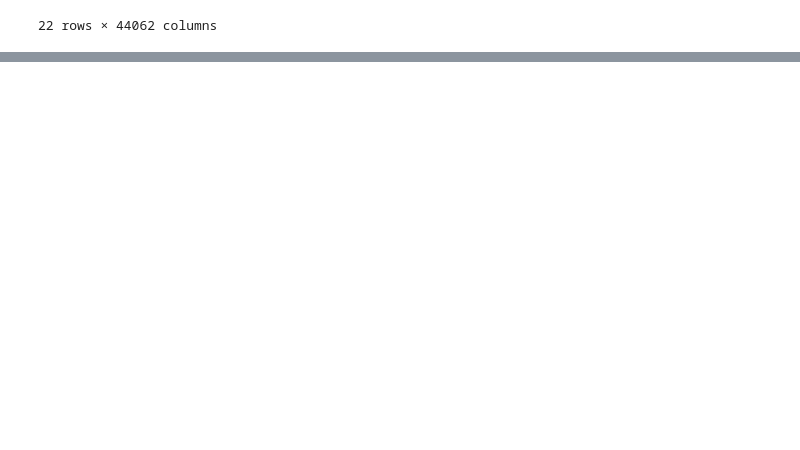
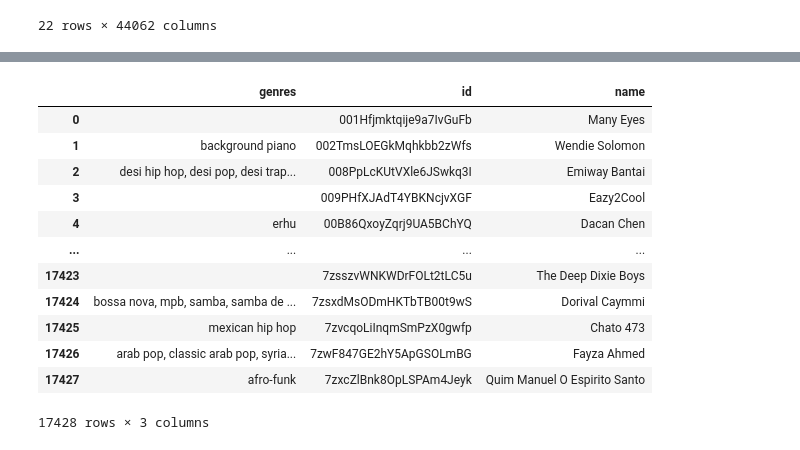
Before and after one commit to zgrayblue/artipy, a Jupyter notebook: spotify_api.ipynb, the cells around one changed output, grey strips where cells are left out. Drawn from its saved outputs; the diff is of its cells as text; code cells hidden in the pictures; blank space fills up the shorter version.

```diff
--- a/spotify_api.ipynb
+++ b/spotify_api.ipynb
@@ -994,0 +997,3 @@ merged.to_csv('merged_spotify.csv', index=False)
+# %%
+s = pd.read_csv('merged_spotify2.csv')
+artist_ids = list(s['first_artist_id'])
@@ -994,0 +1089,25 @@ merged.to_csv('merged_spotify.csv', index=False)
+# %%
+new = []
+for l in df['genres']:
+    s = l.strip("'[]'")
+    t = s.split("', '")
+    x = ', '.join(t)
+    new.append(x)
+new
+# %%
+df['genres'] = new
+df
+# %% [output]
+|  | genres | id | name |
+| 0 |  | 001Hfjmktqije9a7IvGuFb | Many Eyes |
+| 1 | background piano | 002TmsLOEGkMqhkbb2zWfs | Wendie Solomon |
+| 2 | desi hip hop, desi pop, desi trap... | 008PpLcKUtVXle6JSwkq3I | Emiway Bantai |
+| 3 |  | 009PHfXJAdT4YBKNcjvXGF | Eazy2Cool |
+| 4 | erhu | 00B86QxoyZqrj9UA5BChYQ | Dacan Chen |
+| ... | ... | ... | ... |
+| 17423 |  | 7zsszvWNKWDrFOLt2tLC5u | The Deep Dixie Boys |
+| 17424 | bossa nova, mpb, samba, samba de ... | 7zsxdMsODmHKTbTB00t9wS | Dorival Caymmi |
+| 17425 | mexican hip hop | 7zvcqoLiInqmSmPzX0gwfp | Chato 473 |
+| 17426 | arab pop, classic arab pop, syria... | 7zwF847GE2hY5ApGSOLmBG | Fayza Ahmed |
+| 17427 | afro-funk | 7zxcZlBnk8OpLSPAm4Jeyk | Quim Manuel O Espirito Santo |
+17428 rows × 3 columns
```
Also changed, not shown: parts of 12 cells of this notebook, 1 other file.
